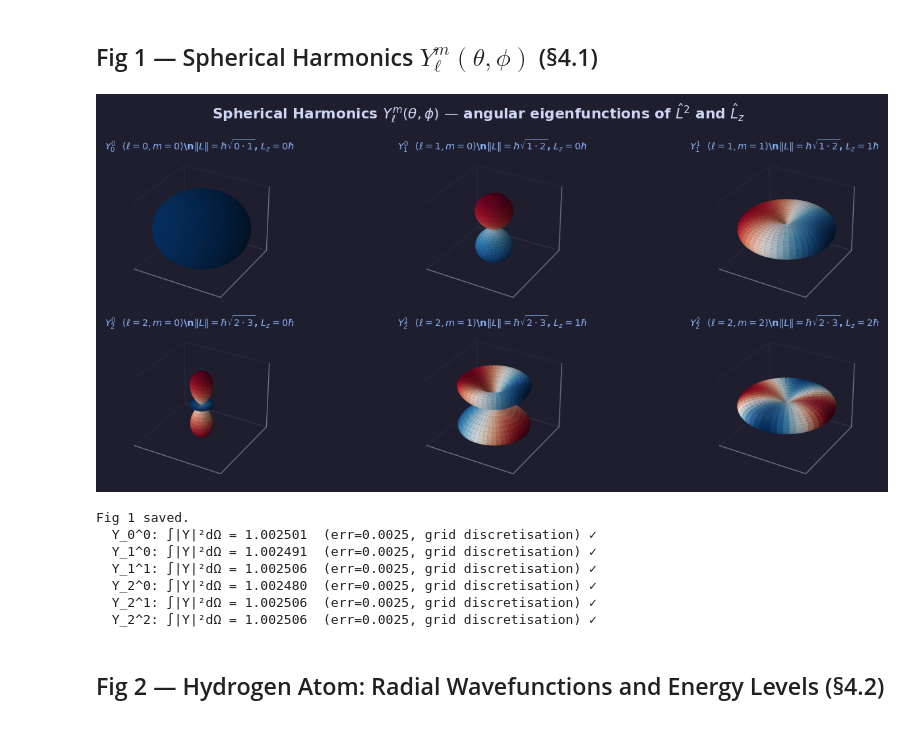
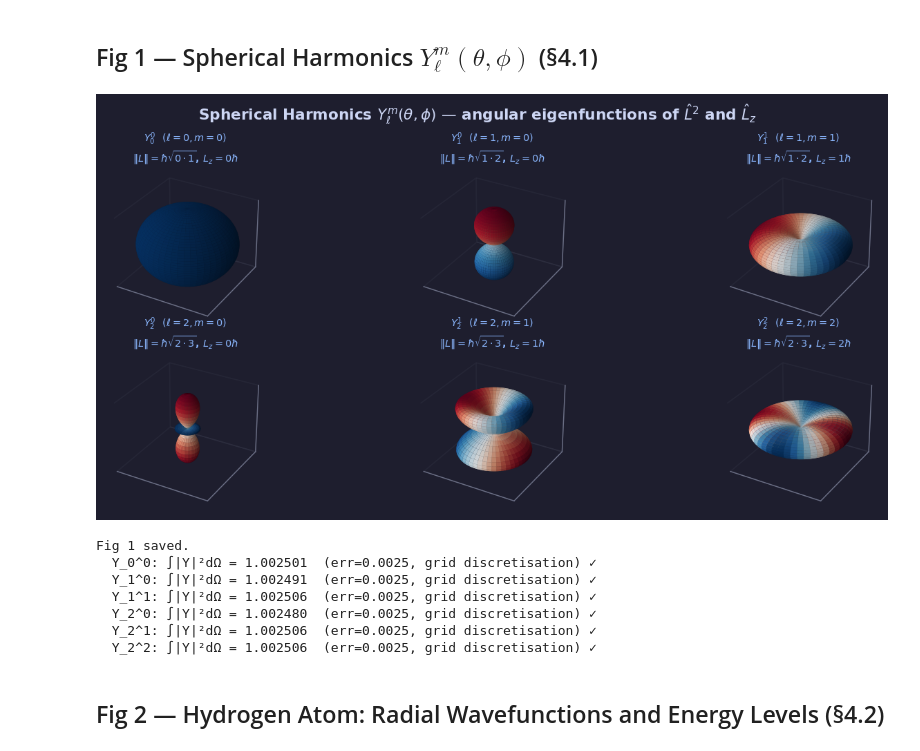
Before and after one commit to SeoulTechPSE/introduction_to_quantum_mechanics, a Jupyter notebook: qm_ch04_figures.ipynb, the cells around one changed output. Saved outputs shown, nothing was run; the diff lists cells and outputs as text; code cells hidden in the pictures.

```diff
--- a/qm_ch04_figures.ipynb
+++ b/qm_ch04_figures.ipynb
@@ -62,7 +62,7 @@ labels = [r'$Y_0^0$', r'$Y_1^0$', r'$Y_1^1$',
 
 fig = plt.figure(figsize=(13, 5.0), facecolor=BG)
 fig.suptitle(r'Spherical Harmonics $Y_\ell^m(\theta,\phi)$ — angular eigenfunctions of $\hat{L}^2$ and $\hat{L}_z$',
-             color=FG, fontsize=12, fontweight='bold', y=1.00)
+             color=FG, fontsize=12, fontweight='bold', y=1.02)
 
 for idx, ((l, m), lbl) in enumerate(zip(states, labels)):
     ax = fig.add_subplot(2, 3, idx+1, projection='3d',
@@ -88,35 +88,35 @@ for idx, ((l, m), lbl) in enumerate(zip(states, labels)):
 
     surf = ax.plot_surface(X, Y_c, Z, facecolors=facecolors,
                            alpha=0.92, linewidth=0, antialiased=True)
 
     lim = R.max()
     ax.set_xlim(-lim, lim); ax.set_ylim(-lim, lim); ax.set_zlim(-lim, lim)
     ax.set_xticks([]); ax.set_yticks([]); ax.set_zticks([])
     ax.set_facecolor(BG)
     ax.grid(False)
     for pane in [ax.xaxis.pane, ax.yaxis.pane, ax.zaxis.pane]:
         pane.fill = False
         pane.set_edgecolor(MUTED)
         pane.set_alpha(0.1)
 
-    ax.set_title(fr'{lbl}  $(\ell={l}, m={m})$\n'
+    ax.set_title(fr'{lbl}  $(\ell={l}, m={m})$' +'\n'+
                  fr'$\|L\|=\hbar\sqrt{{{l}\cdot{l+1}}}$, $L_z={m}\hbar$',
                  #fr'norm={norm:.4f}',
                  fontsize=8, color=SKY, pad=2)
 
 fig.subplots_adjust(top=0.88, wspace=0.05, hspace=0.15)
 plt.savefig('ch04_fig1_spherical_harmonics.png', **SAVEKW)
 plt.show()
 print('Fig 1 saved.')
 # Normalisation check
 for l, m in states:
     Y = sph_harm_y(l, m, THETA, PHI)
     norm = np.sum(np.abs(Y)**2 * np.sin(THETA)) * (theta[1]-theta[0]) * (phi[1]-phi[0])
     err = abs(norm-1)
     flag = '✓' if err < 0.005 else '⚠'
     print(f'  Y_{l}^{m}: ∫|Y|²dΩ = {norm:.6f}  (err={err:.4f}, grid discretisation) {flag}')
 # %% [output]
-[figure, old version]
+[figure, new version]
 Fig 1 saved.
   Y_0^0: ∫|Y|²dΩ = 1.002501  (err=0.0025, grid discretisation) ✓
   Y_1^0: ∫|Y|²dΩ = 1.002491  (err=0.0025, grid discretisation) ✓
```
Also changed, not shown: parts of 5 cells of this notebook.
